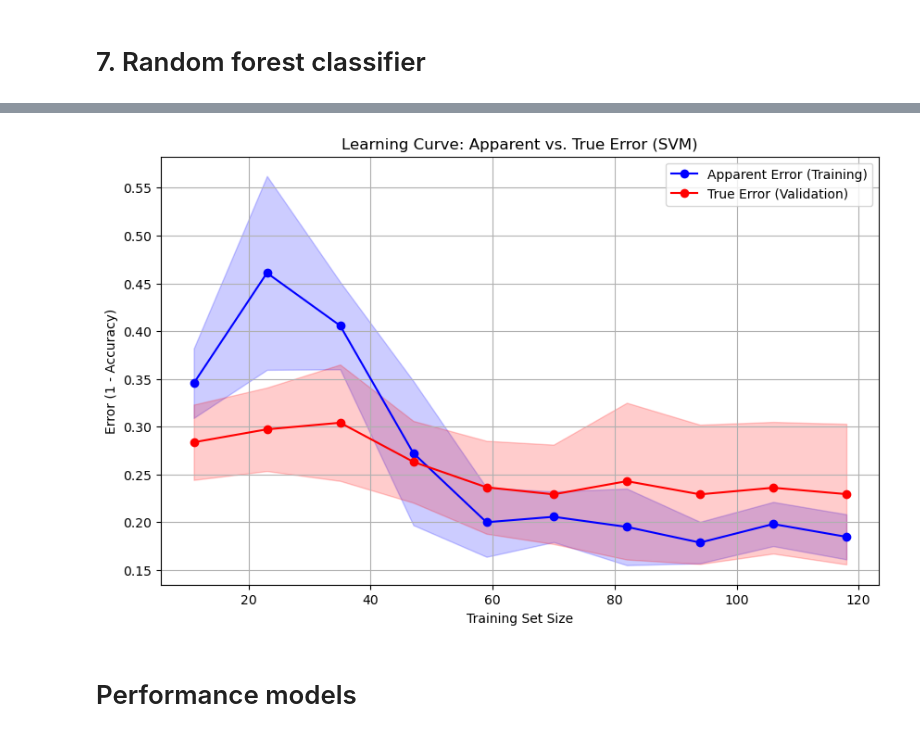
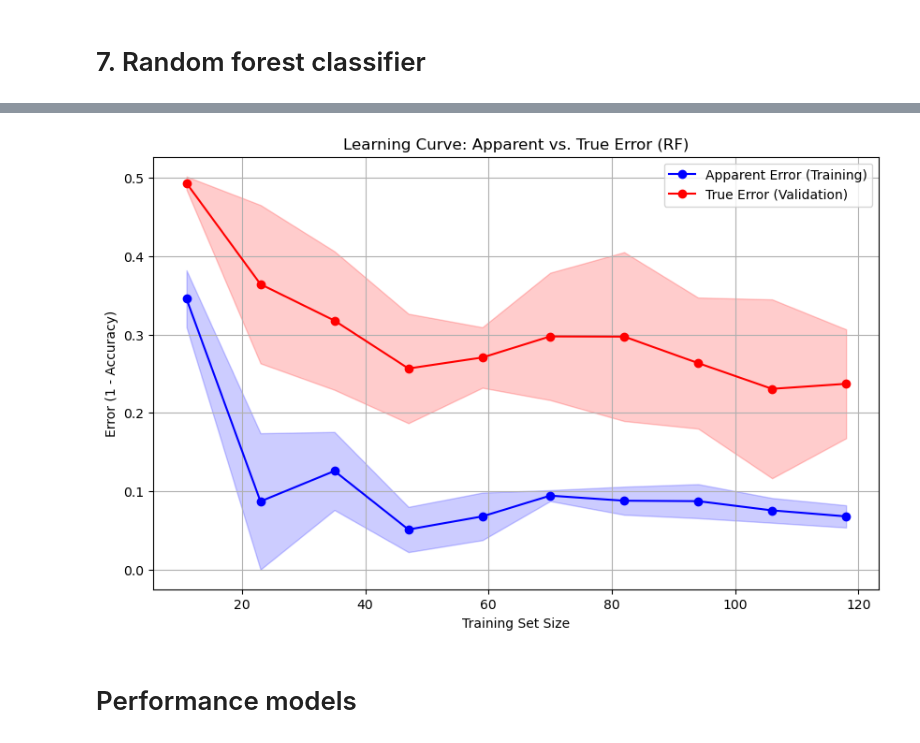
Before and after one commit to aleslorrie/TM10007_PROJECT, a Jupyter notebook: assignment_ML_final.ipynb, the cells around one changed output, grey strips where cells are left out. Drawn from its saved outputs; the diff is of its cells as text; code cells hidden in the pictures.

Commit message:
figuren en random states

```diff
--- a/assignment_ML_final.ipynb
+++ b/assignment_ML_final.ipynb
@@ -1443,37 +1429,37 @@ Train score (selected features):0.7972972972972973
 # %%
 #Plotting RF
 #  Learning curve
 best_rf_pipeline = Pipeline([
-    ('classifier', RandomForestClassifier(**random_grid_search.best_params_))
+    ('classifier', RandomForestClassifier(**random_grid_search.best_params_, random_state=42))
 ])
 
 train_sizes, train_scores, valid_scores = learning_curve(
     best_rf_pipeline, x_train_selected, y_train, cv=5, scoring='accuracy',
     train_sizes=np.linspace(0.1, 1.0, 10), n_jobs=-1
 )
 train_mean = np.mean(train_scores, axis=1)
 train_std = np.std(train_scores, axis=1)
 valid_mean = np.mean(valid_scores, axis=1)
 valid_std = np.std(valid_scores, axis=1)
 
 # Convert accuracy to error
 train_error = 1 - train_mean
 valid_error = 1 - valid_mean
 
 # Plotting the learning curve
 plt.figure(figsize=(10, 6))
 plt.plot(train_sizes, train_error, marker='o', label='Apparent Error (Training)', color='blue')
-plt.plot(train_sizes, val_error, marker='o', label='True Error (Validation)', color='red')
+plt.plot(train_sizes, valid_error, marker='o', label='True Error (Validation)', color='red')
 plt.fill_between(train_sizes, train_error - train_std, train_error + train_std, alpha=0.2, color='blue')
-plt.fill_between(train_sizes, val_error - val_std, val_error + val_std, alpha=0.2, color='red')
+plt.fill_between(train_sizes, valid_error - valid_std, valid_error + valid_std, alpha=0.2, color='red')
 plt.xlabel('Training Set Size')
 plt.ylabel('Error (1 - Accuracy)')
-plt.title('Learning Curve: Apparent vs. True Error (SVM)')
+plt.title('Learning Curve: Apparent vs. True Error (RF)')
 plt.legend()
 plt.grid(True)
 plt.show()
 # %% [output]
-[figure, old version]
+[figure, new version]
 # %% [markdown]
 # Performance models
 # %%
```
Also changed, not shown: parts of 11 cells of this notebook.
